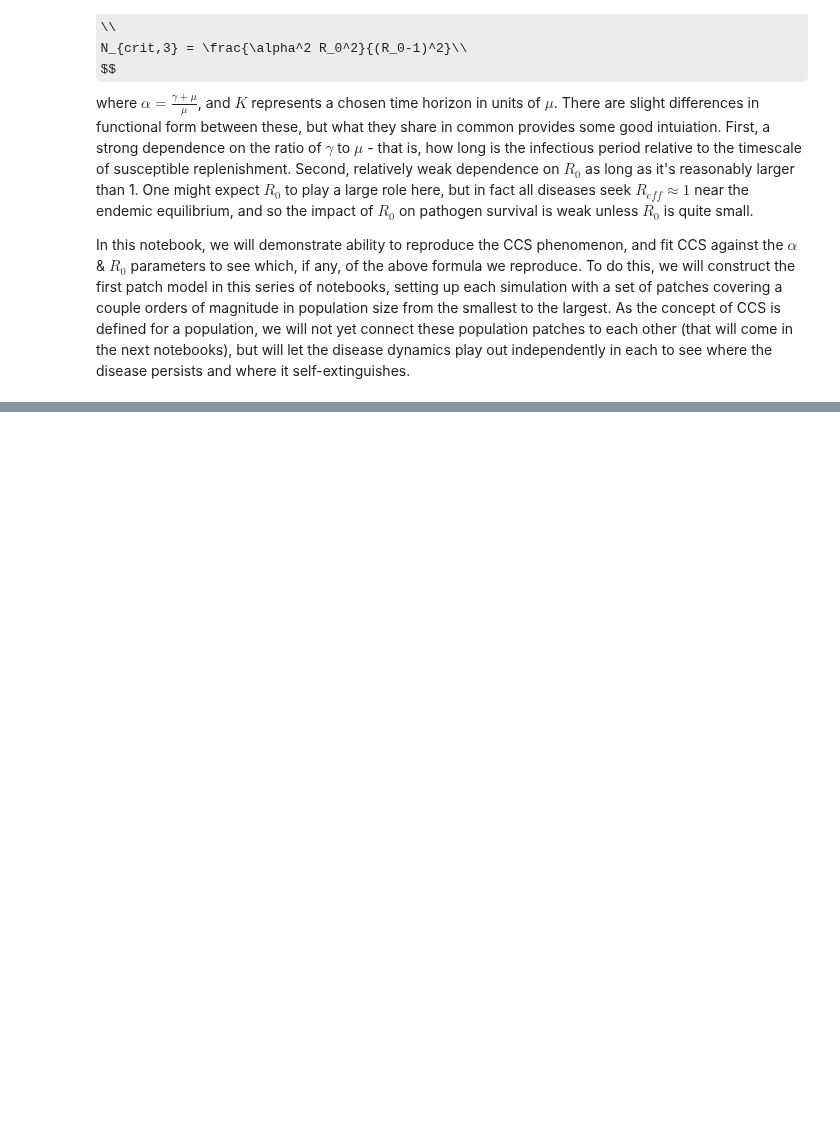
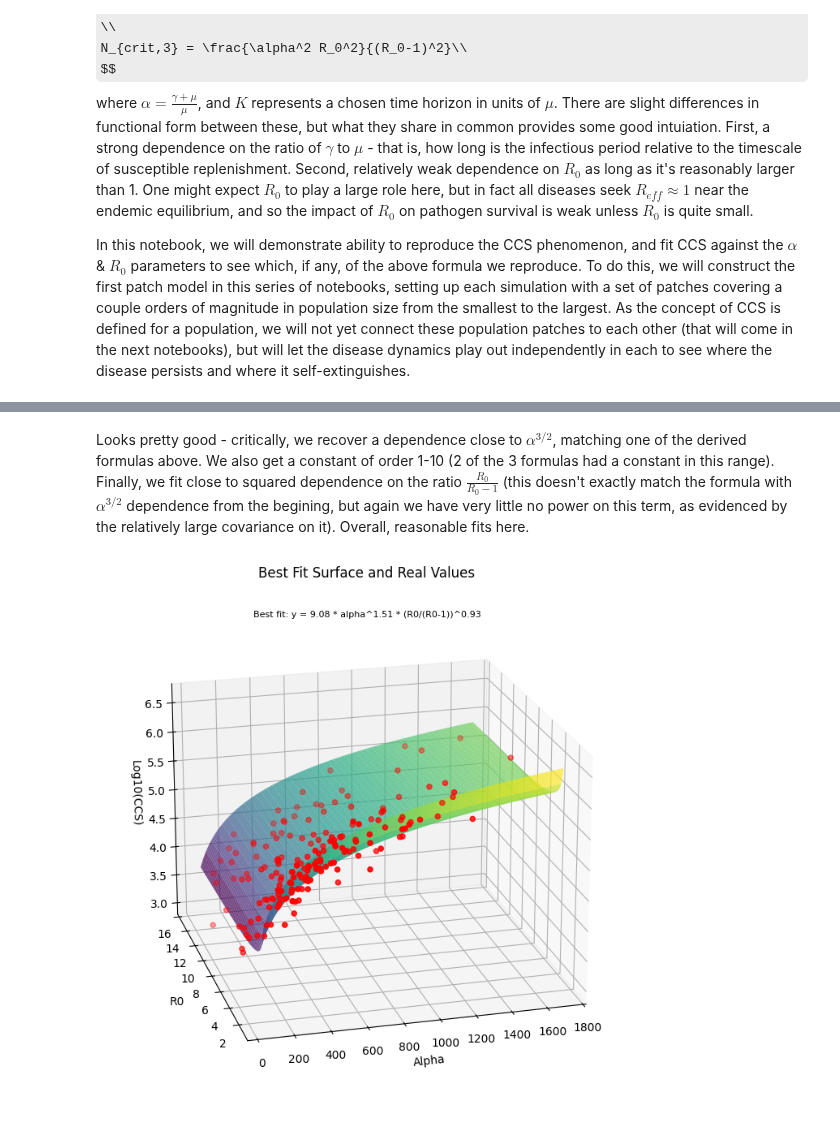
Before and after one commit to laser-base/laser-generic, a Jupyter notebook: docs/tutorials/notebooks/07_SIR_CCS.ipynb, the cells around one changed output, grey strips where cells are left out. Cells and saved outputs as stored; diff of their text form; code cells hidden in the pictures; some formulas as TeX source; blank space fills up the shorter version.

```diff
--- a/docs/tutorials/notebooks/07_SIR_CCS.ipynb
+++ b/docs/tutorials/notebooks/07_SIR_CCS.ipynb
@@ -282,65 +305,37 @@ plt.show()
+# %% [markdown]
+Looks pretty good - critically, we recover a dependence close to $\alpha^{3/2}$, matching one of the derived formulas above.  We also get a constant of order 1-10 (2 of the 3 formulas had a constant in this range).  Finally, we fit close to squared dependence on the ratio $\frac{R_0}{R_0-1}$ (this doesn't exactly match the formula with $\alpha^{3/2}$ dependence from the begining, but again we have very little no power on this term, as evidenced by the relatively large covariance on it).  Overall, reasonable fits here.
 # %%
-# from scipy.optimize import curve_fit
-
-# # Calculate alpha
-# alpha = params_df['infmean'] * params_df['cbr']
-# R0 = params_df['R0']
-
-# # Define the fitting function
-# def fitting_function(alpha, R0, constant, a, b, c):
-#     return constant * alpha**a * (R0)**b * (R0-1)**c
-
-# # Prepare the data for fitting'
-# # Drop NA values from smallest_nonzero_pop and corresponding entries from alpha and R0
-# valid_indices = ~results_df['smallest_nonzero_pop'].isna()
-# alpha_values = alpha[valid_indices].values
-# R0_values = params_df['R0'][valid_indices].values
-# smallest_nonzero_pop_values = results_df['smallest_nonzero_pop'][valid_indices].values
-
-
-# # Fit the function to the data
-# popt, pcov = curve_fit(lambda alpha, constant, a, b, c: fitting_function(alpha, R0_values, constant, a, b, c), alpha_values, smallest_nonzero_pop_values)
-
-# # Extract the optimal parameters
-# constant_opt, a_opt, b_opt, c_opt = popt
-print(f"Optimal parameters: constant = {constant_opt}, a = {a_opt}, b = {b_opt}")
-# # Plot smallest_nonzero_pop against alpha
-# plt.figure()
-
-# # Plot the best fit line
-# #
 # # Create a meshgrid for alpha and R0 values
-# alpha_fit = np.linspace(min(alpha_values), max(alpha_values), 100)
-# R0_fit = np.linspace(min(R0_values), max(R0_values), 100)
-# alpha_fit, R0_fit = np.meshgrid(alpha_fit, R0_fit)
+alpha_fit = np.linspace(min(alpha_values), max(alpha_values), 100)
+R0_fit = np.linspace(min(R0_values), max(R0_values), 100)
+alpha_fit, R0_fit = np.meshgrid(alpha_fit, R0_fit)
 
 # # Calculate the best fit surface
-# best_fit_surface = fitting_function(alpha_fit, R0_fit, constant_opt, a_opt, b_opt)
+best_fit_surface = fitting_function((alpha_fit, R0_fit), popt[0], popt[1], popt[2])
 
 # Plot the best fit surface
 fig = plt.figure(figsize=(14, 7))
 ax = fig.add_subplot(111, projection="3d")
 
-# Calculate 1/alpha
-inv_alpha_fit = 1 / alpha_fit
-inv_alpha_values = 1 / alpha_values
 
-# Plot the best fit surface
-ax.plot_surface(inv_alpha_fit, R0_fit, np.log10(best_fit_surface), cmap="viridis", alpha=0.7)
+# # Plot the best fit surface
+ax.plot_surface(alpha_fit, R0_fit, np.log10(best_fit_surface), cmap="viridis", alpha=0.7)
 
-# Scatter the real values for comparison
-ax.scatter(inv_alpha_values, R0_values, np.log10(smallest_nonzero_pop_values), color="red", label="Real Values")
+# # Scatter the real values for comparison
+ax.scatter(alpha_values, R0_values, np.log10(CCS_est_values), color="red", label="Real Values")
 
-ax.set_xlabel("1/Alpha (1/(inf_mean * cbr))")
+ax.set_xlabel("Alpha")
 ax.set_ylabel("R0")
-ax.set_zlabel("Log(Smallest Nonzero Pop)")
+ax.set_zlabel("Log10(CCS)")
 ax.set_title("Best Fit Surface and Real Values")
 
-# Add the best fit equation as a textbox
-equation_text = f"Best fit: y = {constant_opt:.2e} * alpha^{a_opt:.2f} * (R0/(R0-1))^{b_opt:.2f}"
-# plt.text(0.05, 0.95, equation_text, transform=plt.gca().transAxes, fontsize=12, verticalalignment='top', bbox=dict(facecolor='white', alpha=0.5))
+# # Add the best fit equation as a textbox
+equation_text = f"Best fit: y = {popt[0]:.2f} * alpha^{popt[1]:.2f} * (R0/(R0-1))^{popt[2]:.2f}"
+fig.text(.4, 0.9, equation_text, transform=fig.transFigure, fontsize=8, verticalalignment='top')
 
 plt.tight_layout()
-# Rotate the camera for a better viewing angle
+# # Rotate the camera for a better viewing angle
 ax.view_init(elev=20, azim=255)
 plt.show()
+# %% [output]
+[figure, added]
```
Also changed, not shown: parts of 17 cells of this notebook, 1 other file.
